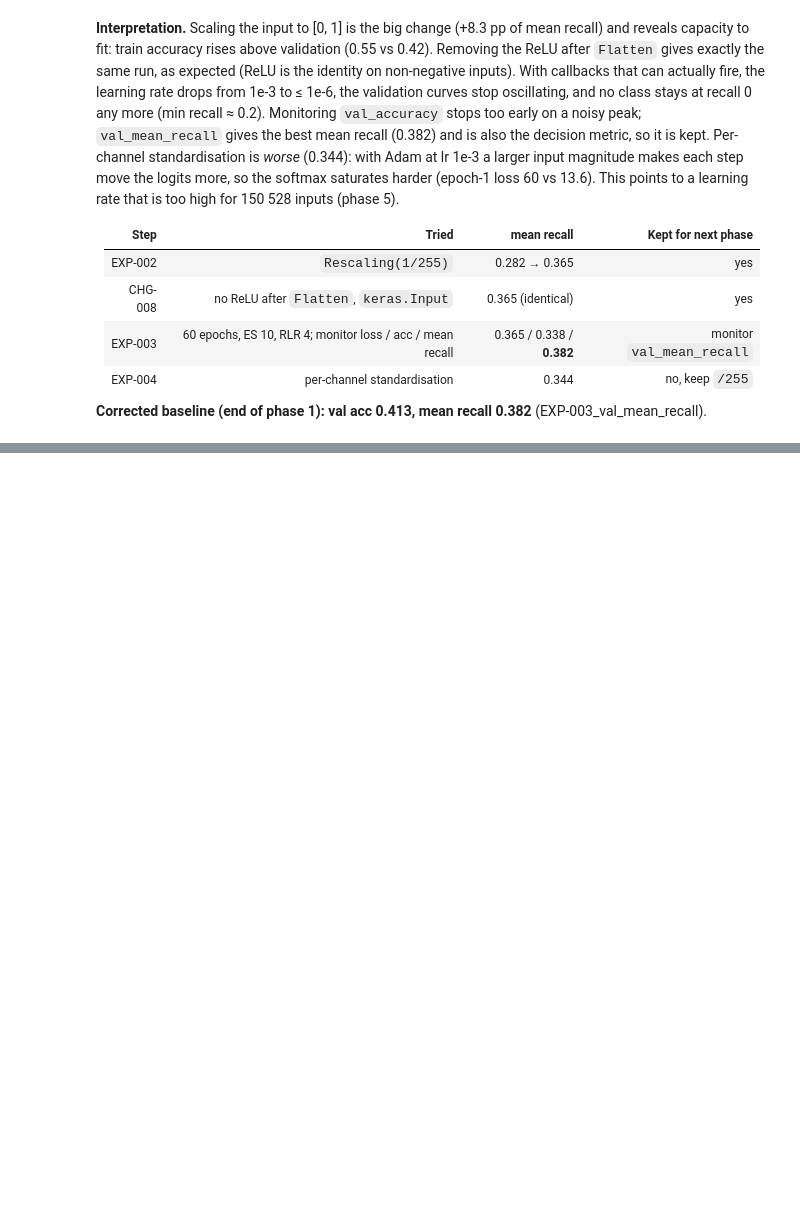
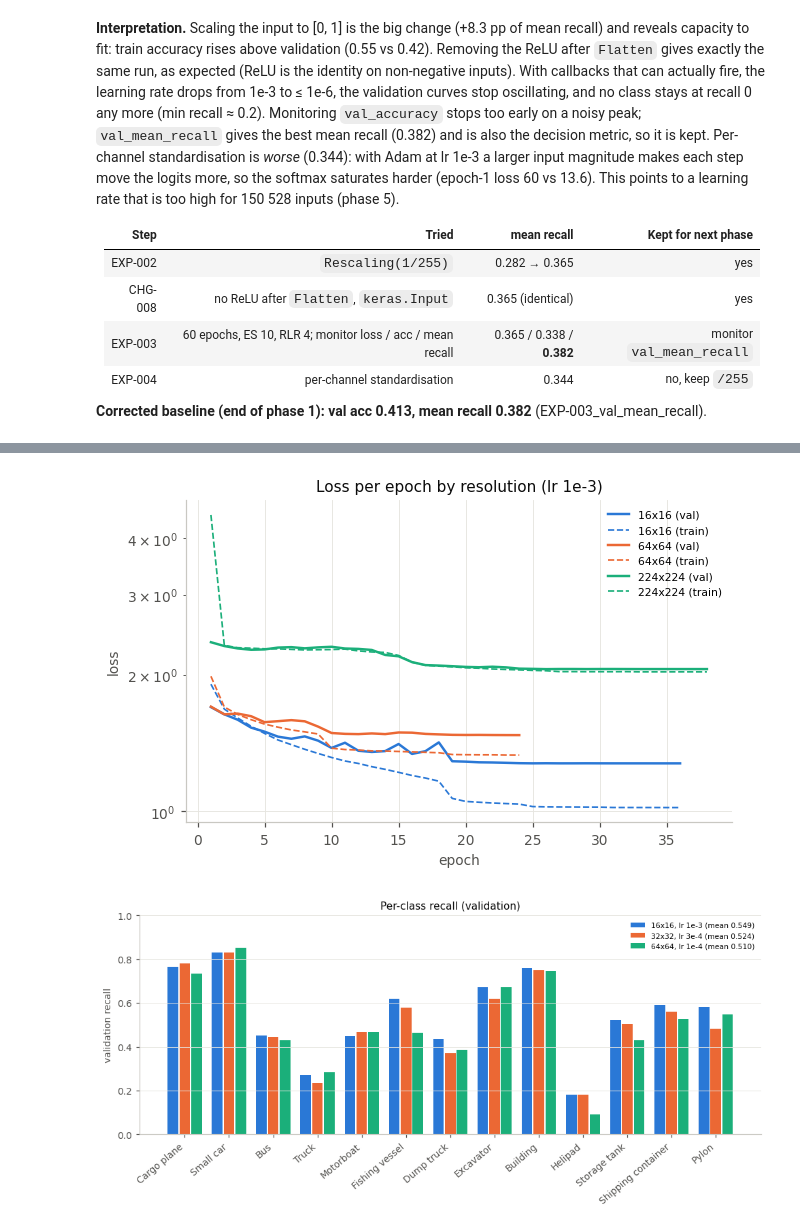
Before and after one commit to alexsierra45/image-recognition, a Jupyter notebook: hyperparameter_sweep.ipynb, the cells around one changed output, grey strips where cells are left out. Drawn from its saved outputs; the diff is of its cells as text; code cells hidden in the pictures; blank space fills up the shorter version.

```diff
--- a/hyperparameter_sweep.ipynb
+++ b/hyperparameter_sweep.ipynb
@@ -106,0 +163,8 @@ points to a learning rate that is too high for 150 528 inputs (phase 5).
+# %%
+pu.plot_learning_curves(['EXP-005_r16', 'EXP-005_r64', 'EXP-005_r224'], 'loss', labels=['16x16', '64x64', '224x224'],
+                        name='phase2_learning_curves_by_resolution', title='Loss per epoch by resolution (lr 1e-3)');
+pu.plot_per_class_recall(['EXP-005_r16', 'EXP-005_r32_lr3e-4', 'EXP-005_r64_lr1e-4'], labels=['16x16, lr 1e-3', '32x32, lr 3e-4', '64x64, lr 1e-4'],
+                         name='phase2_per_class_recall');
+# %% [output]
+[figure, added]
+[figure, added]
```
Also changed, not shown: parts of 6 cells of this notebook, 25 other files.
